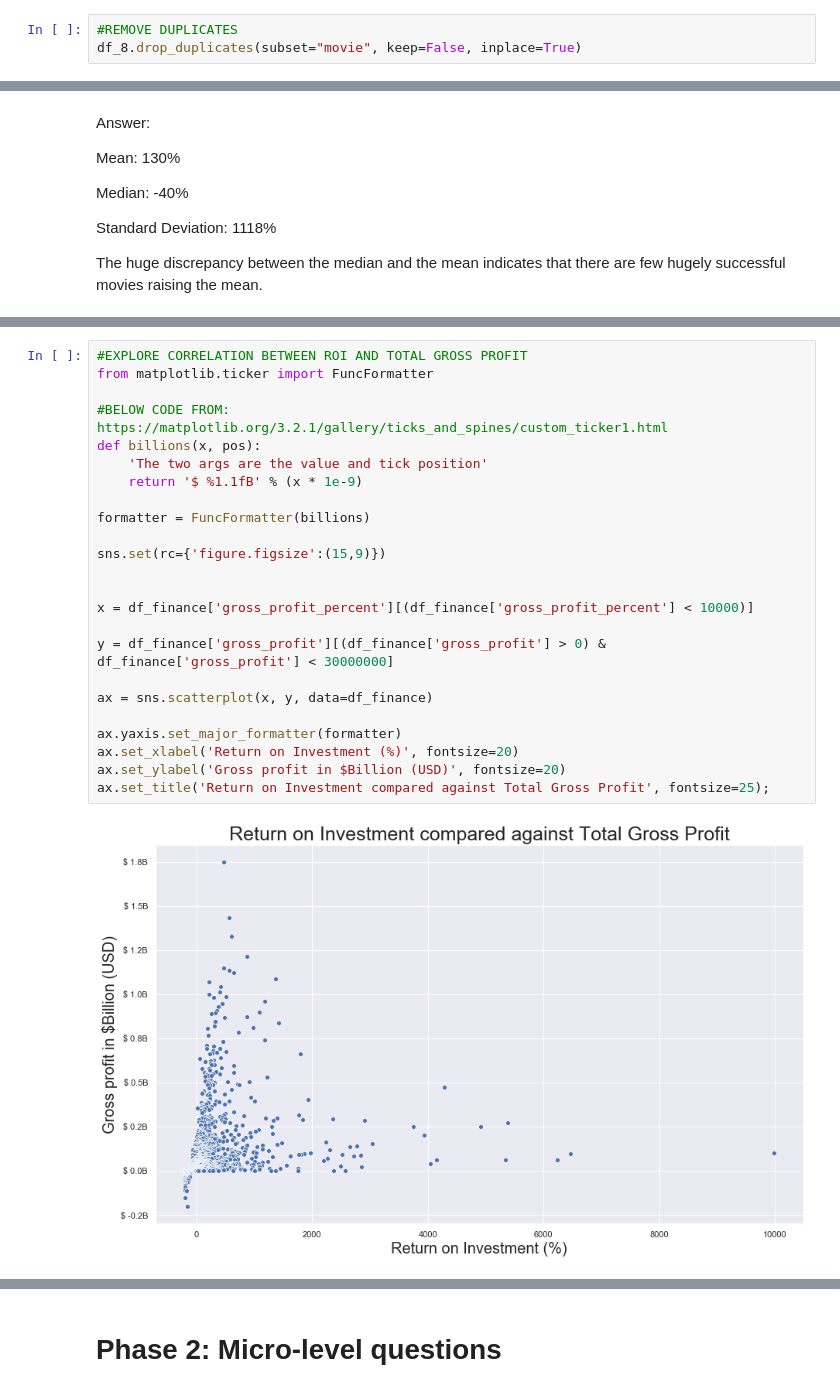
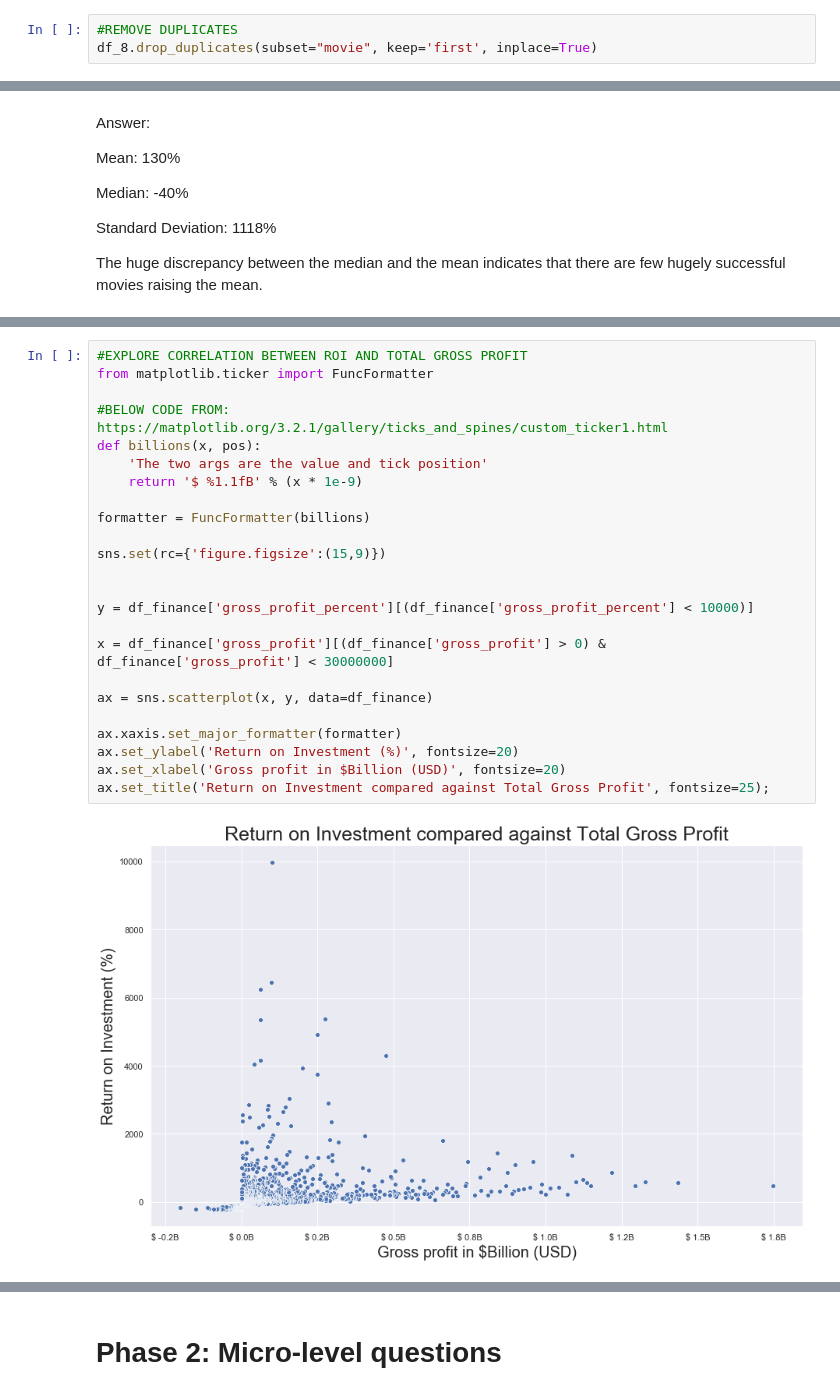
Before and after one commit to stones-1130/dsc-mod-1-project-v2-1-onl01-dtsc-pt-041320, a Jupyter notebook: student.ipynb, the cells around one changed output, grey strips where cells are left out. Cells and saved outputs as stored; diff of their text form.

```diff
--- a/student.ipynb
+++ b/student.ipynb
@@ -311,4 +327,4 @@ df_8_dups
 165 rows × 7 columns
 # %%
 #REMOVE DUPLICATES
-df_8.drop_duplicates(subset="movie", keep=False, inplace=True)
+df_8.drop_duplicates(subset="movie", keep='first', inplace=True)
@@ -855,26 +894,26 @@ df_finance.head()
 # %%
 #EXPLORE CORRELATION BETWEEN ROI AND TOTAL GROSS PROFIT
 from matplotlib.ticker import FuncFormatter
 
 #BELOW CODE FROM: https://matplotlib.org/3.2.1/gallery/ticks_and_spines/custom_ticker1.html
 def billions(x, pos):
     'The two args are the value and tick position'
     return '$ %1.1fB' % (x * 1e-9)
 
 formatter = FuncFormatter(billions)
 
 sns.set(rc={'figure.figsize':(15,9)})
 
 
-x = df_finance['gross_profit_percent'][(df_finance['gross_profit_percent'] < 10000)]
+y = df_finance['gross_profit_percent'][(df_finance['gross_profit_percent'] < 10000)]
 
-y = df_finance['gross_profit'][(df_finance['gross_profit'] > 0) & df_finance['gross_profit'] < 30000000]
+x = df_finance['gross_profit'][(df_finance['gross_profit'] > 0) & df_finance['gross_profit'] < 30000000]
 
 ax = sns.scatterplot(x, y, data=df_finance)
 
-ax.yaxis.set_major_formatter(formatter)
-ax.set_xlabel('Return on Investment (%)', fontsize=20)
-ax.set_ylabel('Gross profit in $Billion (USD)', fontsize=20)
+ax.xaxis.set_major_formatter(formatter)
+ax.set_ylabel('Return on Investment (%)', fontsize=20)
+ax.set_xlabel('Gross profit in $Billion (USD)', fontsize=20)
 ax.set_title('Return on Investment compared against Total Gross Profit', fontsize=25);
 # %% [output]
-[figure, old version]
+[figure, new version]
```
Also changed, not shown: parts of 50 cells of this notebook, 1 other file.
